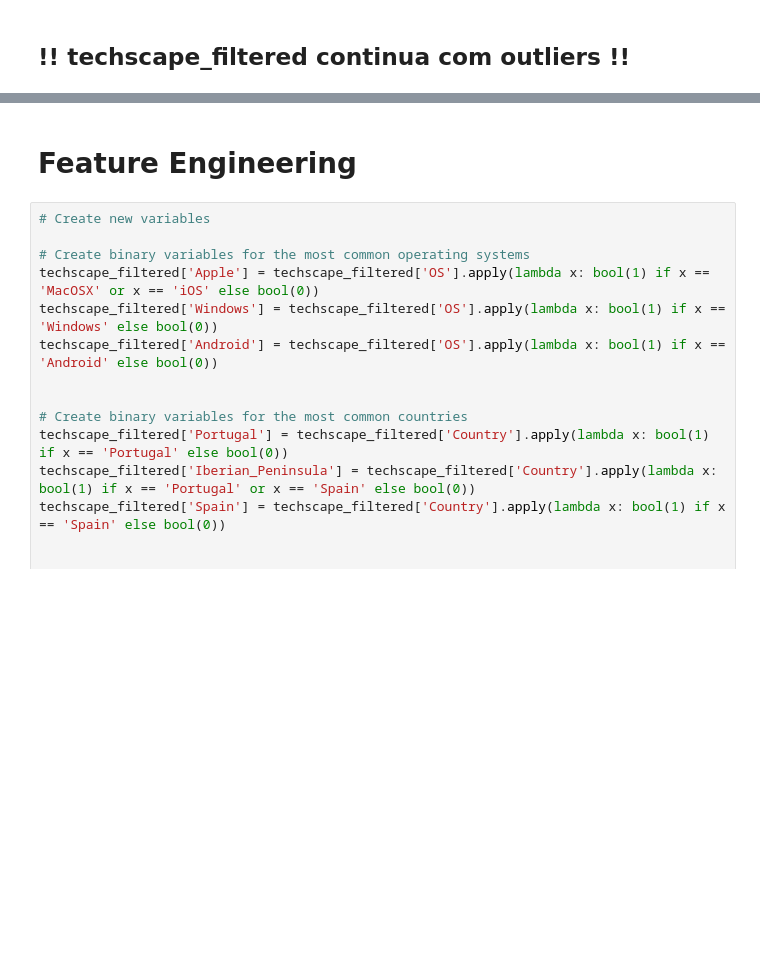
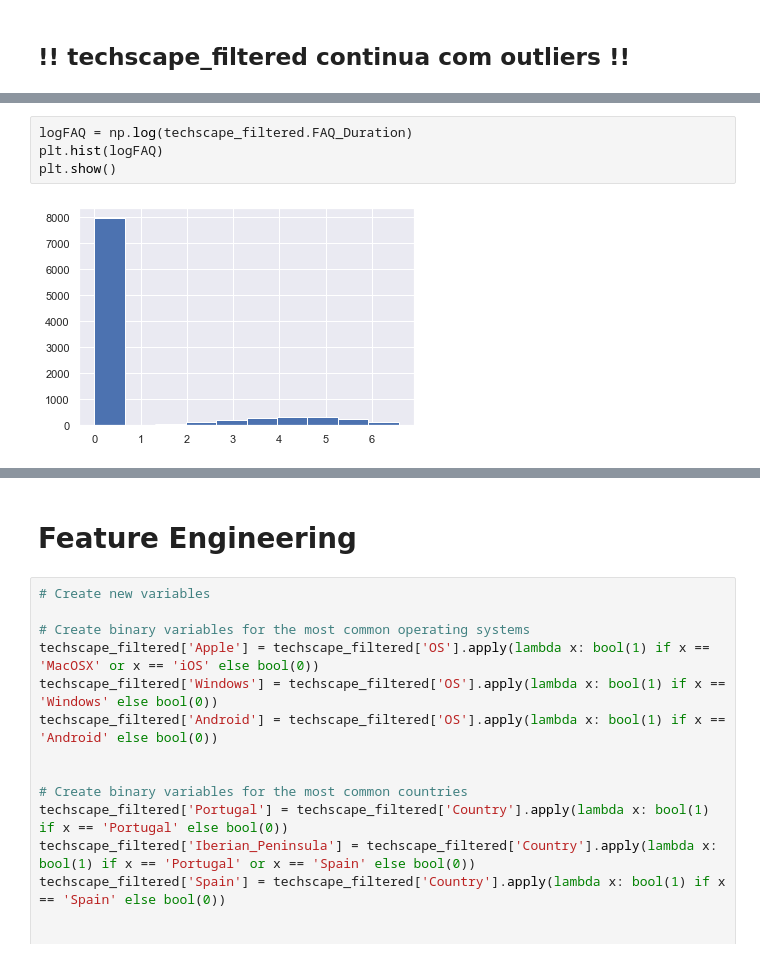
Before and after one commit to JohnnyCodess/Project-Machine-Learning, a Jupyter notebook: 202122 Fall AA Group60 Notebook.ipynb, the cells around one changed output, grey strips where cells are left out. Cells and saved outputs as stored; diff of their text form; blank space fills up the shorter version.

```diff
--- a/202122 Fall AA Group60 Notebook.ipynb
+++ b/202122 Fall AA Group60 Notebook.ipynb
@@ -389 +416,7 @@ techscape_filtered.describe().T
+# %%
+logFAQ = np.log(techscape_filtered.FAQ_Duration)
+plt.hist(logFAQ)
+plt.show()
+# %% [output]
+[figure, added]
 # %%
```
Also changed, not shown: parts of 22 cells of this notebook.
